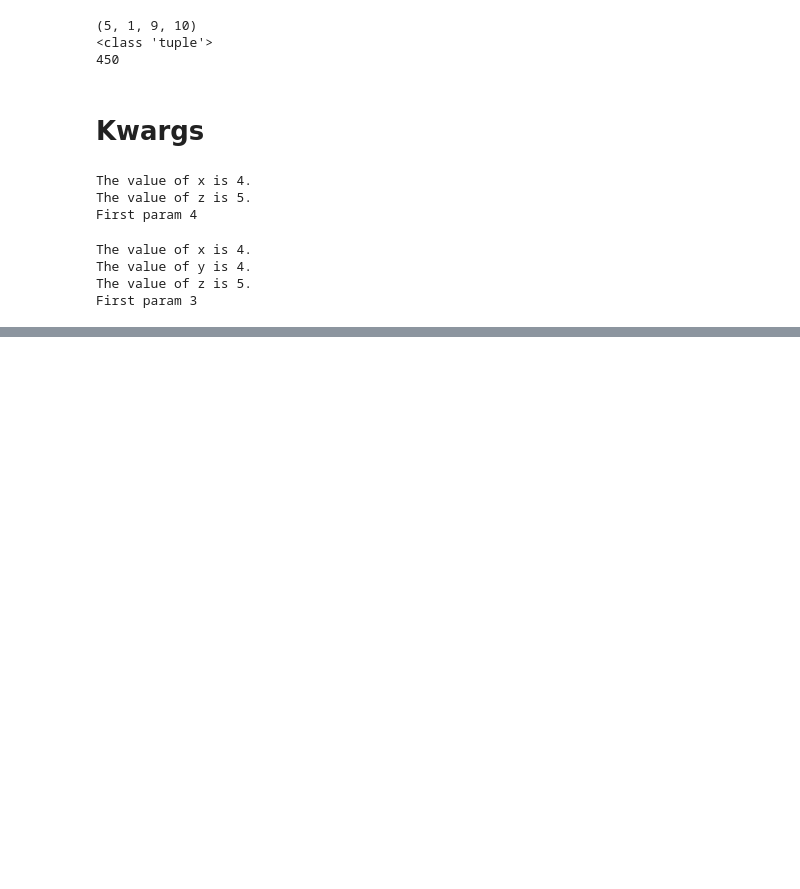
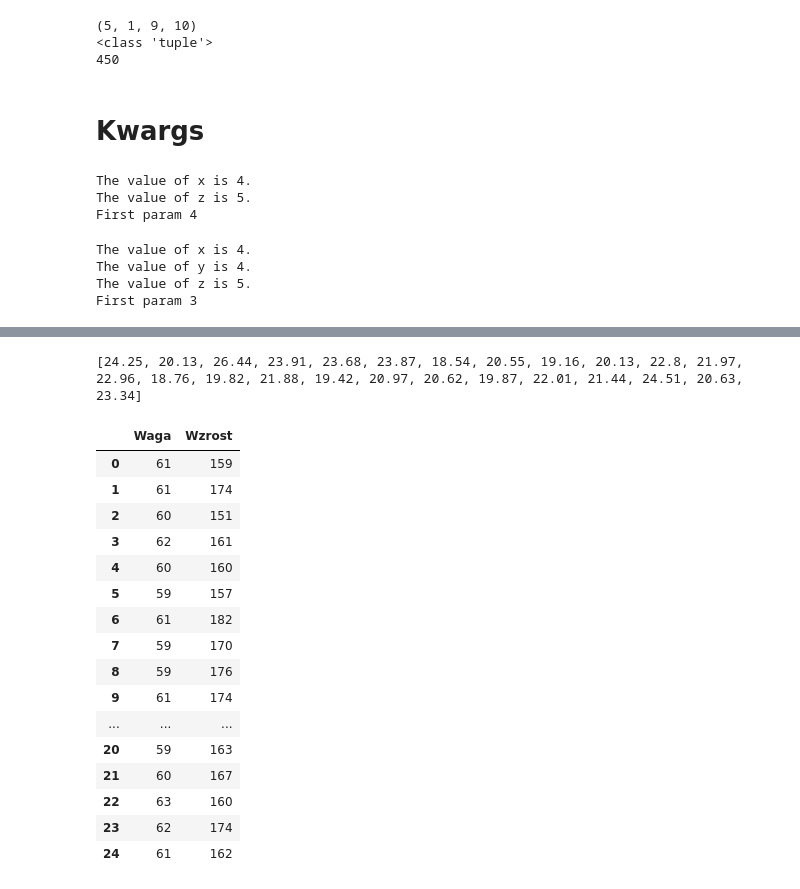
Before and after one commit to rudziakk/sages_17112018, a Jupyter notebook: Pandas_18112018.ipynb, the cells around one changed output, grey strips where cells are left out. Drawn from its saved outputs; the diff is of its cells as text; code cells hidden in the pictures; blank space fills up the shorter version.

```diff
--- a/Pandas_18112018.ipynb
+++ b/Pandas_18112018.ipynb
@@ -153,0 +451,30 @@ First param 3
+# %%
+print(bmi(wagi, wzrosty))
+# %% [output]
+[24.25, 20.13, 26.44, 23.91, 23.68, 23.87, 18.54, 20.55, 19.16, 20.13, 22.8, 21.97, 22.96, 18.76, 19.82, 21.88, 19.42, 20.97, 20.62, 19.87, 22.01, 21.44, 24.51, 20.63, 23.34]
+# %%
+waga_seria = Series(wagi, dtype = int)
+wzrost_seria = Series(wzrosty, dtype = int)
+# ramka['col3']  = Series([None, 1, None, -4])
+slownik2 = {'Waga': waga_seria, 'Wzrost': wzrost_seria}
+
+ramka = DataFrame(data=slownik2)
+ramka
+# %% [output]
+|  | Waga | Wzrost |
+| 0 | 61 | 159 |
+| 1 | 61 | 174 |
+| 2 | 60 | 151 |
+| 3 | 62 | 161 |
+| 4 | 60 | 160 |
+| 5 | 59 | 157 |
+| 6 | 61 | 182 |
+| 7 | 59 | 170 |
+| 8 | 59 | 176 |
+| 9 | 61 | 174 |
+| ... | ... | ... |
+| 20 | 59 | 163 |
+| 21 | 60 | 167 |
+| 22 | 63 | 160 |
+| 23 | 62 | 174 |
+| 24 | 61 | 162 |
```
Also changed, not shown: parts of 73 cells of this notebook, 2 other files.
